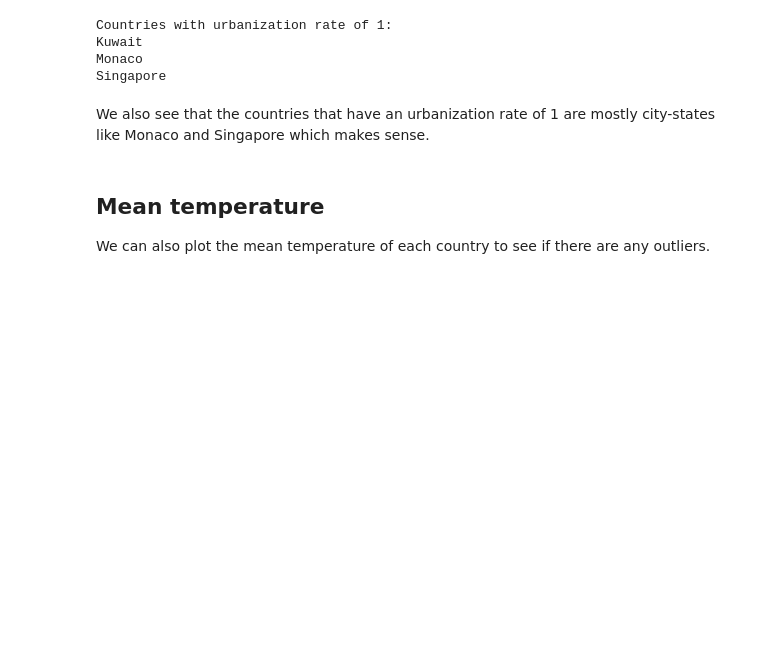
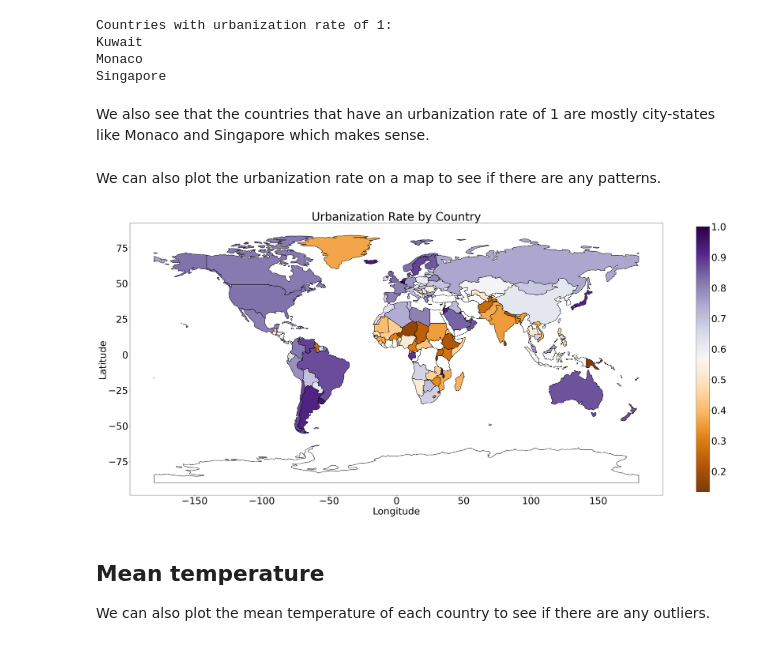
Before and after one commit to BigBaz54/Covid_spread, a Jupyter notebook: data_exploration.ipynb, the cells around one changed output. Drawn from its saved outputs; the diff is of its cells as text; code cells hidden in the pictures; blank space fills up the shorter version.

```diff
--- a/data_exploration.ipynb
+++ b/data_exploration.ipynb
@@ -83,6 +83,52 @@ Monaco
 Singapore
 # %% [markdown]
 We also see that the countries that have an urbanization rate of 1 are mostly city-states like Monaco and Singapore which makes sense.
+# %% [markdown]
+We can also plot the urbanization rate on a map to see if there are any patterns.
+# %%
+import geopandas as gpd
+import difflib
+
+
+urb = data['Urban Population']/data['Total Population']
+countries = data['Country']
+
+# Get countries names for the world map
+world = gpd.read_file(gpd.datasets.get_path('naturalearth_lowres'))
+map_names = world['name']
+
+# Find the closest match for each country
+matches = [difflib.get_close_matches(c, map_names, n=1, cutoff=0.5) for c in countries]
+matches = [m[0] if m else None for m in matches]
+
+# Add the matches to the data
+data['Map Name'] = matches
+data = data.dropna()
+
+# Plot the world map
+plt.rcParams.update({'font.size': 40})
+fig, ax = plt.subplots(figsize=(50, 50))
+world.boundary.plot(ax=ax, edgecolor='black')
+
+# Fill the countries that are in data with a color based on the urbanization rate
+for i, row in data.iterrows():
+    name = row['Map Name']
+    u = row['Urban Population']/row['Total Population']
+    color = plt.cm.PuOr((u - urb.min()) / (urb.max() - urb.min()))
+    world[world['name'] == name].plot(ax=ax, color=color)
+
+plt.xlabel('Longitude')
+plt.ylabel('Latitude')
+plt.title('Urbanization Rate by Country')
+
+# Add a colorbar
+sm = plt.cm.ScalarMappable(cmap='PuOr', norm=plt.Normalize(vmin=urb.min(), vmax=urb.max()))
+sm._A = []
+plt.colorbar(sm, ax=ax, shrink=0.4)
+
+plt.show()
+# %% [output]
+[figure, added]
 # %% [markdown]
 ## Mean temperature
 We can also plot the mean temperature of each country to see if there are any outliers.
```
Also changed, not shown: parts of 1 cell of this notebook.
